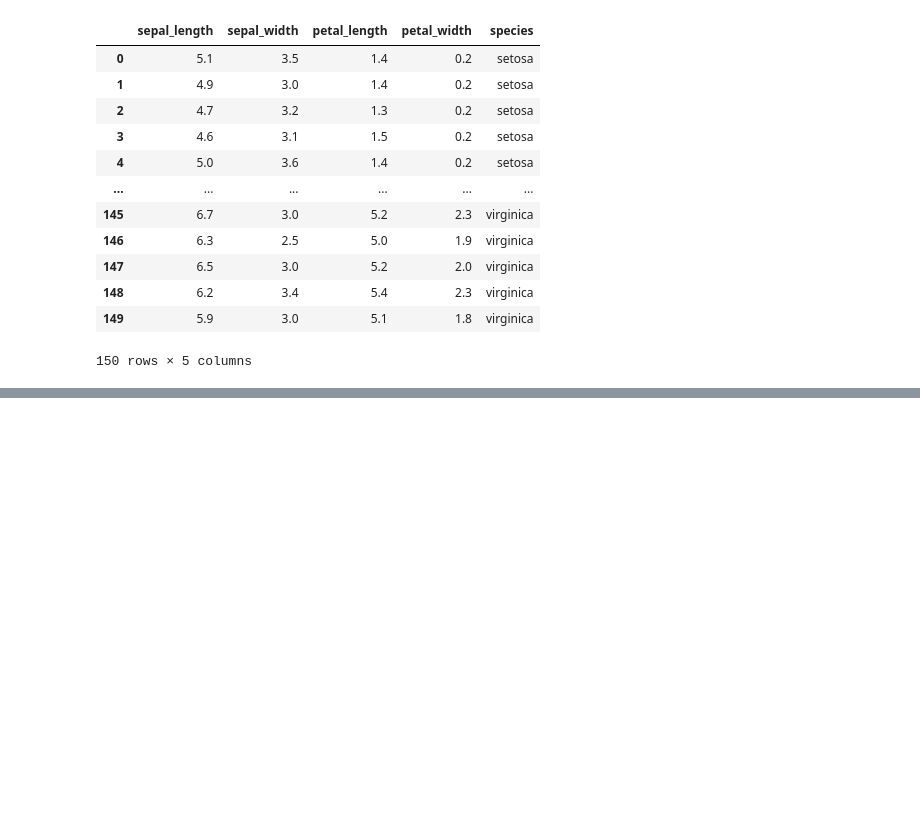
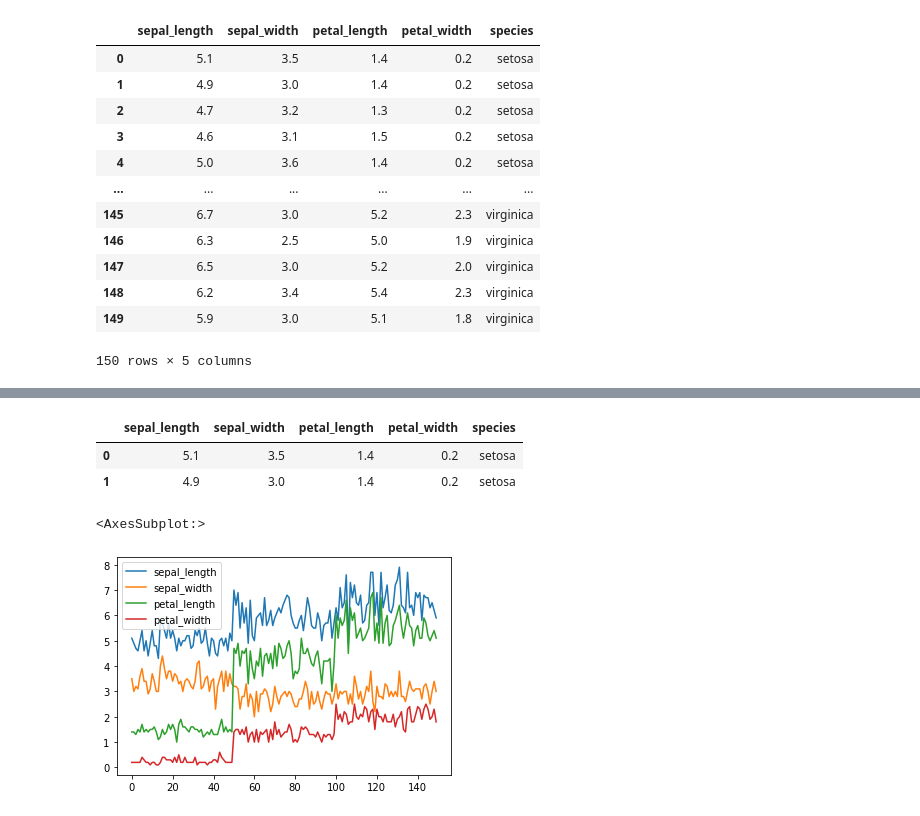
Before and after one commit to Shivanshu04/Datavisualisation, a Jupyter notebook: Graph/graph.ipynb, the cells around one changed output, grey strips where cells are left out. Drawn from its saved outputs; the diff is of its cells as text; code cells hidden in the pictures; blank space fills up the shorter version.

```diff
--- a/Graph/graph.ipynb
+++ b/Graph/graph.ipynb
@@ -30,0 +55,14 @@ df
+# %%
+# from the dataset we can see  that we have 4 numerical column and 1 categorical column
+df.head(2)
+# %% [output]
+|  | sepal_length | sepal_width | petal_length | petal_width | species |
+| 0 | 5.1 | 3.5 | 1.4 | 0.2 | setosa |
+| 1 | 4.9 | 3.0 | 1.4 | 0.2 | setosa |
+# %%
+# by default plot gives the line graph
+# graph is for numerical column x axis  all the rows, y-axis
+df.plot()
+# %% [output]
+<AxesSubplot:>
+[figure, added]
```
Also changed, not shown: parts of 6 cells of this notebook.
